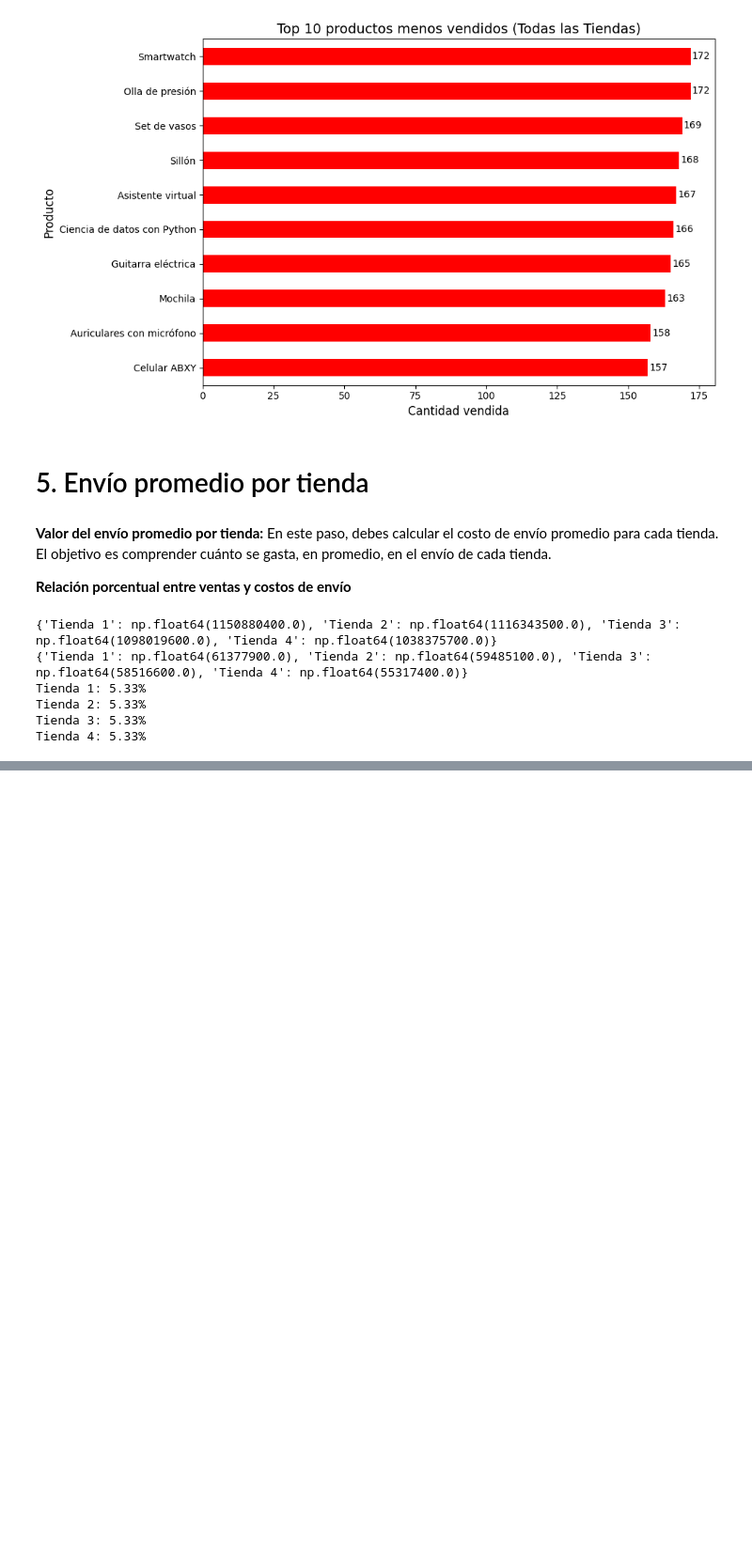
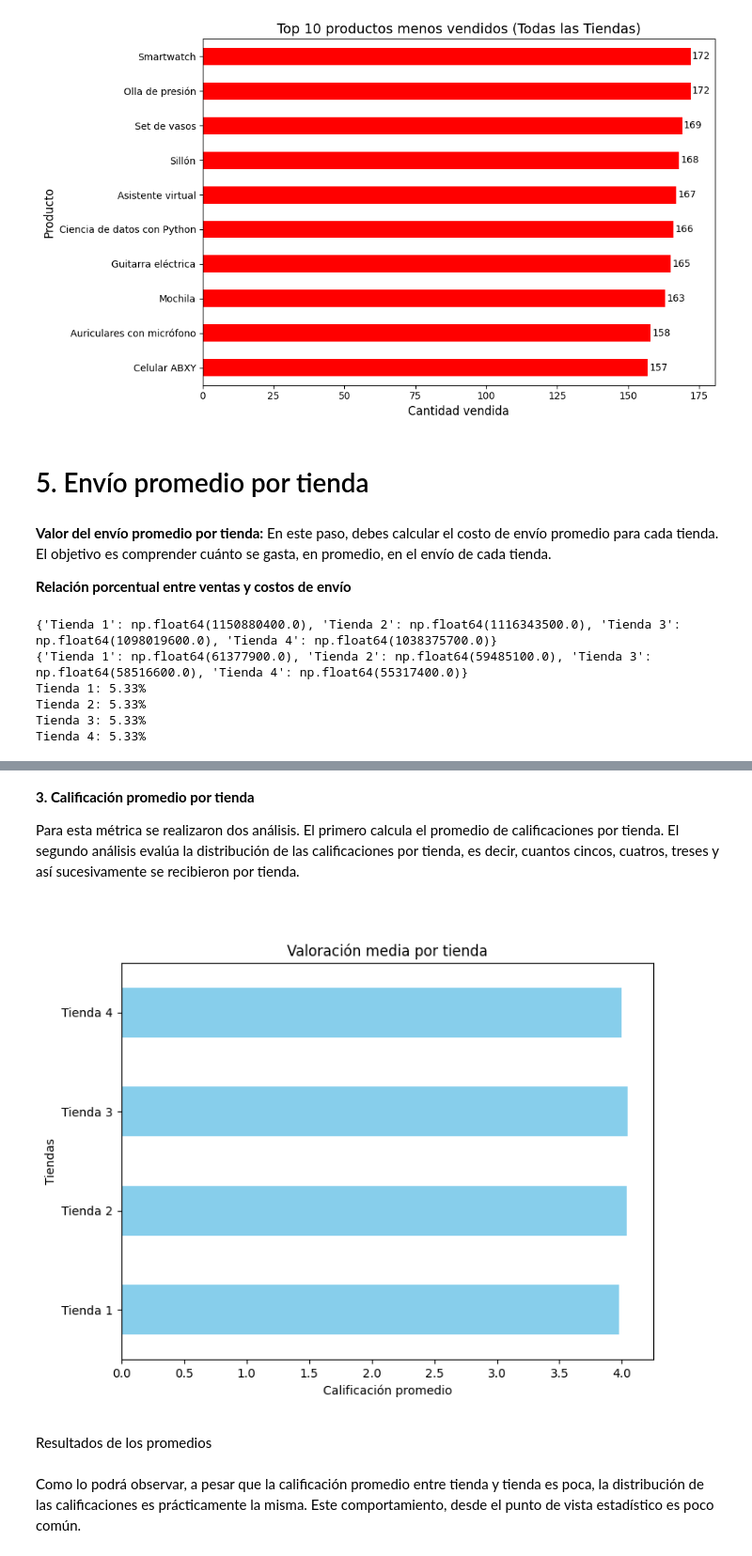
Before and after one commit to mauloredo/challenge-alura-store-mlp, a Jupyter notebook: AluraStoreLatam.ipynb, the cells around one changed output, grey strips where cells are left out. Shown at 94% size. Saved outputs shown, nothing was run; the diff lists cells and outputs as text; code cells hidden in the pictures; blank space fills up the shorter version.

```diff
--- a/AluraStoreLatam.ipynb
+++ b/AluraStoreLatam.ipynb
@@ -452,0 +497,11 @@ Tienda 4: 5.33%
+# %% [markdown]
+**3. Calificación promedio por tienda**
+
+Para esta métrica se realizaron dos análisis. El primero calcula el promedio de calificaciones por tienda. El segundo análisis evalúa la distribución de las calificaciones por tienda, es decir, cuantos cincos, cuatros, treses y así sucesivamente se recibieron por tienda.
+# %%
+from IPython.display import Image
+Image(filename='calificaciones_promedio.png')
+# %% [output]
+[figure, added]
+# %% [markdown]
+Resultados de los promedios
@@ -452,0 +513,2 @@ Tienda 4: 5.33%
+# %% [markdown]
+Como lo podrá observar, a pesar que la calificación promedio entre tienda y tienda es poca, la distribución de las calificaciones es prácticamente la misma. Este comportamiento, desde el punto de vista estadístico es poco común.
```
Also changed, not shown: parts of 12 cells of this notebook.
